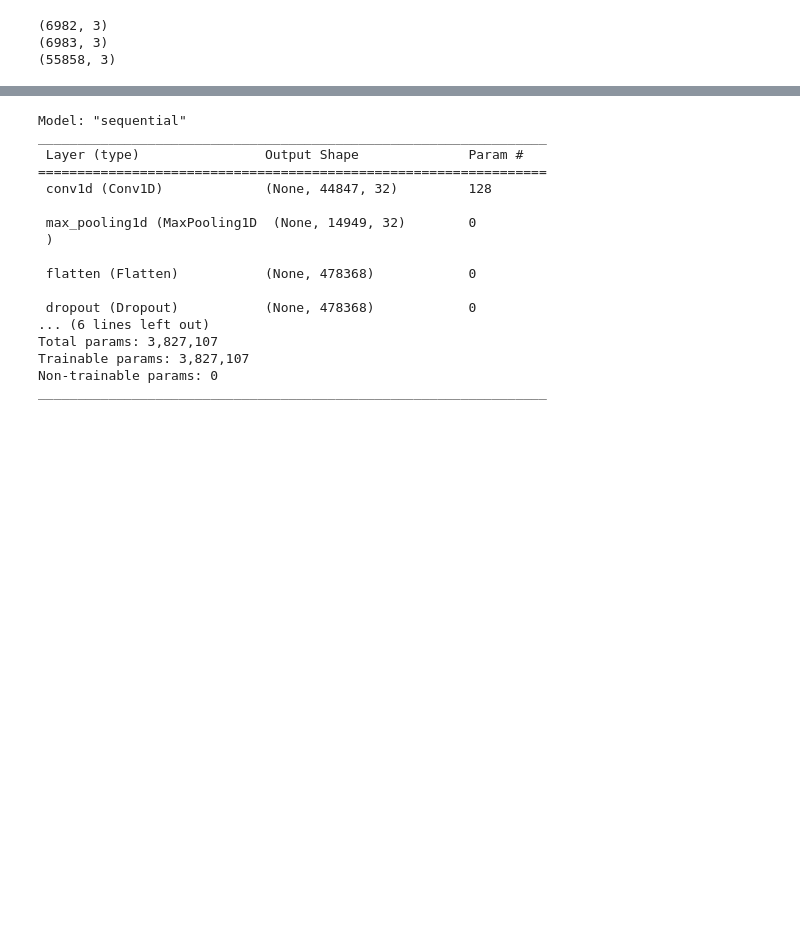
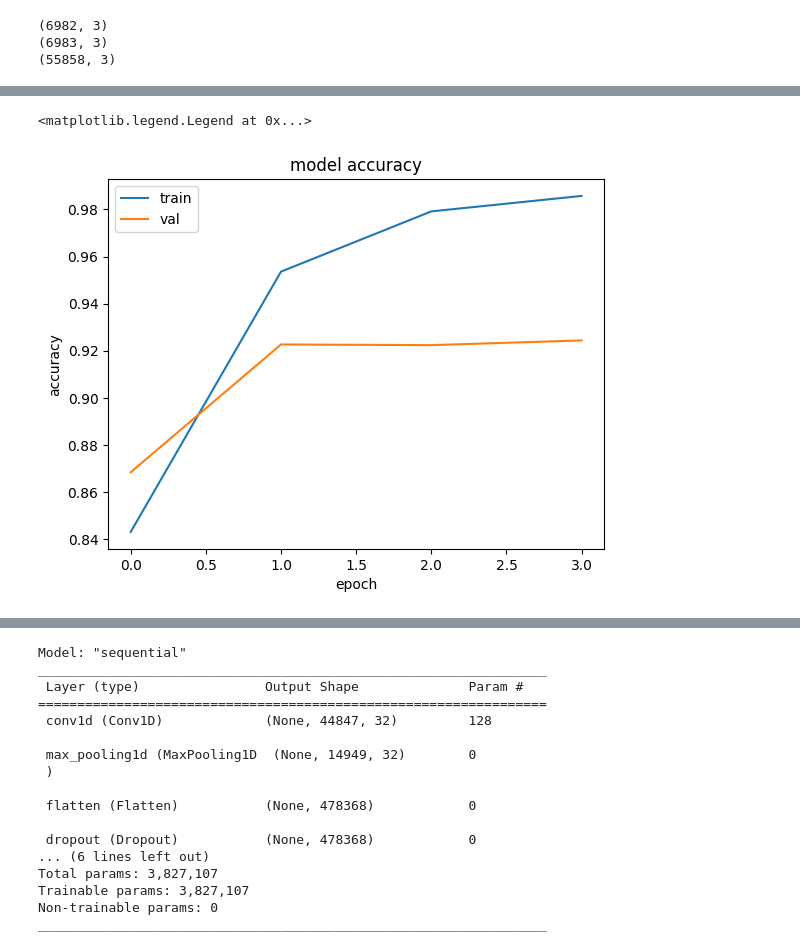
Before and after one commit to YigitAgalar/cnn-sentiment-classification, a Jupyter notebook: cnn_classification.ipynb, the cells around one changed output, grey strips where cells are left out. Drawn from its saved outputs; the diff is of its cells as text; code cells hidden in the pictures; blank space fills up the shorter version.

```diff
--- a/cnn_classification.ipynb
+++ b/cnn_classification.ipynb
@@ -289,0 +474,27 @@ model.evaluate(X_test, y_test)
+# %%
+model_tf5 = Sequential()
+model_tf5.add(Conv1D(512, 1, activation='relu', input_shape=(1,X_train.shape[2])))
+model_tf5.add(BatchNormalization())
+model_tf5.add(MaxPooling1D(1))
+model_tf5.add(Dropout(0.2))
+model_tf5.add(Conv1D(256, 1, activation='relu'))
+model_tf5.add(BatchNormalization())
+model_tf5.add(MaxPooling1D(1))
+model_tf5.add(Dropout(0.2))
+model_tf5.add(Conv1D(128, 1, activation='relu'))
+model_tf5.add(BatchNormalization())
+model_tf5.add(MaxPooling1D(1))
+model_tf5.add(Dropout(0.2))
+model_tf5.add(Conv1D(64, 1, activation='relu'))
+model_tf5.add(BatchNormalization())
+model_tf5.add(MaxPooling1D(1))
+model_tf5.add(Flatten())
+model_tf5.add(Dropout(0.2))
+model_tf5.add(Dense(128, activation='relu'))
+model_tf5.add(BatchNormalization())
+model_tf5.add(Dense(3, activation='softmax'))
+model_tf5.compile(loss='categorical_crossentropy',
+                optimizer='adam',
+                metrics=['accuracy'])
+
+model_tf5.summary()
@@ -289,0 +519,7 @@ model.evaluate(X_test, y_test)
+# %%
+history5 = model_tf5.fit(X_train, y_train,
+                    batch_size=128,
+                    epochs=10,
+                    validation_data=(X_val, y_val),
+                    verbose=1,
+                    callbacks=[early_stopping])
@@ -289,0 +537,13 @@ model.evaluate(X_test, y_test)
+# %%
+
+#plot accuracy
+plt.plot(history5.history['accuracy'])
+plt.plot(history5.history['val_accuracy'])
+plt.title('model accuracy')
+plt.ylabel('accuracy')
+
+plt.xlabel('epoch')
+plt.legend(['train', 'val',"test"], loc='upper left')
+# %% [output]
+<matplotlib.legend.Legend at 0x...>
+[figure, added]
```
Also changed, not shown: parts of 102 cells of this notebook, 1 other file.
